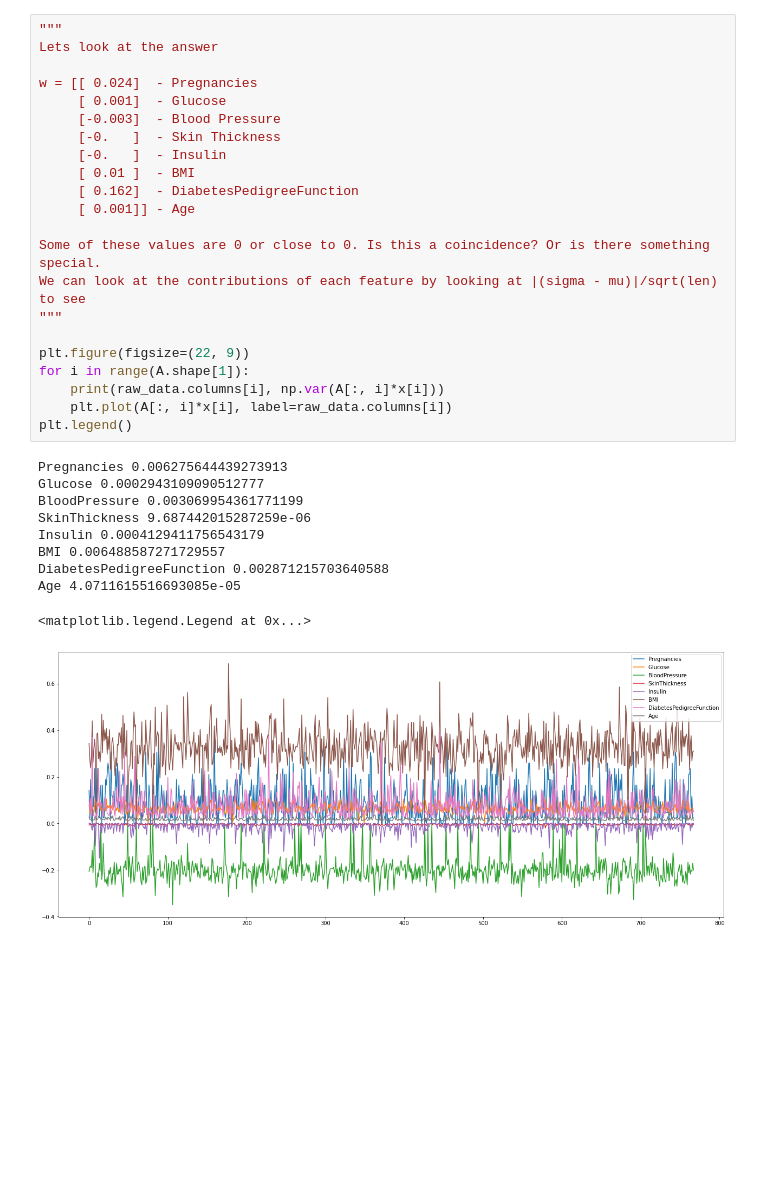
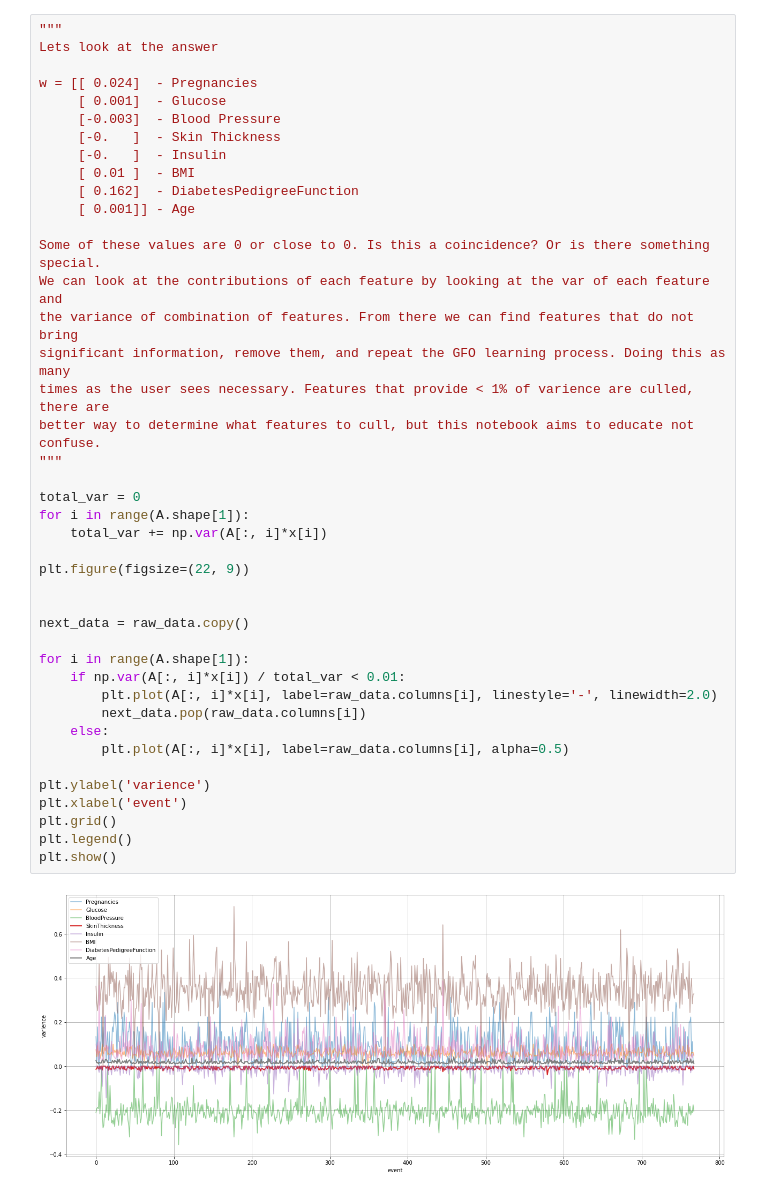
Before and after one commit to wshclth/gfo, a Jupyter notebook: diabetes.ipynb, the cells around one changed output. Saved outputs shown, nothing was run; the diff lists cells and outputs as text; blank space fills up the shorter version.

Commit message:
diabetes learning notebook

```diff
--- a/diabetes.ipynb
+++ b/diabetes.ipynb
@@ -61,35 +61,46 @@ accuracy =  0.7057291666666667
 # %%
 """
 Lets look at the answer
 
 w = [[ 0.024]  - Pregnancies
      [ 0.001]  - Glucose
      [-0.003]  - Blood Pressure
      [-0.   ]  - Skin Thickness
      [-0.   ]  - Insulin
      [ 0.01 ]  - BMI
      [ 0.162]  - DiabetesPedigreeFunction
      [ 0.001]] - Age
 
 Some of these values are 0 or close to 0. Is this a coincidence? Or is there something special.
-We can look at the contributions of each feature by looking at |(sigma - mu)|/sqrt(len) to see
+We can look at the contributions of each feature by looking at the var of each feature and
+the variance of combination of features. From there we can find features that do not bring
+significant information, remove them, and repeat the GFO learning process. Doing this as many
+times as the user sees necessary. Features that provide < 1% of varience are culled, there are
+better way to determine what features to cull, but this notebook aims to educate not confuse.
 """
 
+total_var = 0
+for i in range(A.shape[1]):
+    total_var += np.var(A[:, i]*x[i])
+
 plt.figure(figsize=(22, 9))
+
+
+next_data = raw_data.copy()
+
 for i in range(A.shape[1]):
-    print(raw_data.columns[i], np.var(A[:, i]*x[i]))
-    plt.plot(A[:, i]*x[i], label=raw_data.columns[i])
+    if np.var(A[:, i]*x[i]) / total_var < 0.01:
+        plt.plot(A[:, i]*x[i], label=raw_data.columns[i], linestyle='-', linewidth=2.0)
+        next_data.pop(raw_data.columns[i])
+    else:
+        plt.plot(A[:, i]*x[i], label=raw_data.columns[i], alpha=0.5)
+
+plt.ylabel('varience')
+plt.xlabel('event')
+plt.grid()
 plt.legend()
+plt.show()
 # %% [output]
-Pregnancies 0.006275644439273913
-Glucose 0.0002943109090512777
-BloodPressure 0.003069954361771199
-SkinThickness 9.687442015287259e-06
-Insulin 0.0004129411756543179
-BMI 0.006488587271729557
-DiabetesPedigreeFunction 0.002871215703640588
-Age 4.0711615516693085e-05
-<matplotlib.legend.Legend at 0x...>
-[figure, old version]
+[figure, new version]
 # %%
 """
```
Also changed, not shown: parts of 4 cells of this notebook.
